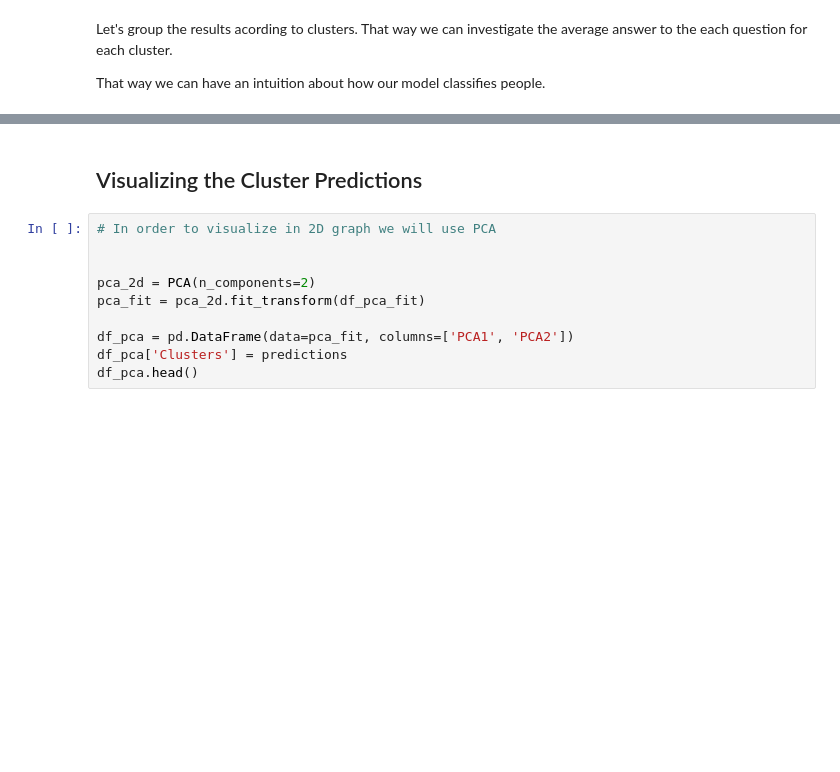
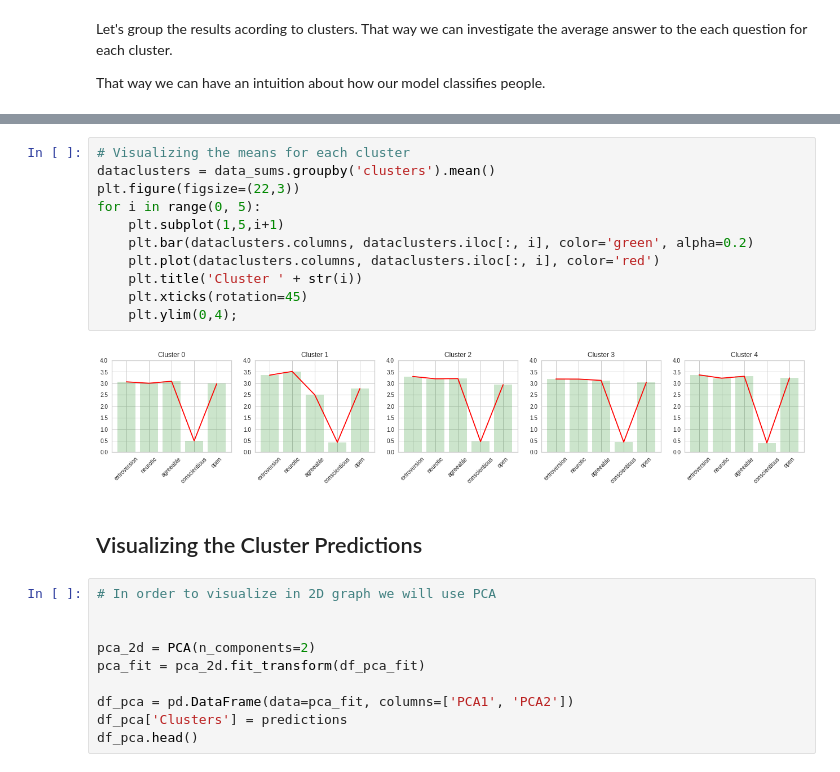
Before and after one commit to atharva-diwan/ME781_course_project_grp31, a Jupyter notebook: roommate_matchmaking.ipynb, the cells around one changed output, grey strips where cells are left out. Cells and saved outputs as stored; diff of their text form; blank space fills up the shorter version.

```diff
--- a/roommate_matchmaking.ipynb
+++ b/roommate_matchmaking.ipynb
@@ -381,3 +404,16 @@ df_pca_fit.groupby('Clusters').mean()
+# %%
+# Visualizing the means for each cluster
+dataclusters = data_sums.groupby('clusters').mean()
+plt.figure(figsize=(22,3))
+for i in range(0, 5):
+    plt.subplot(1,5,i+1)
+    plt.bar(dataclusters.columns, dataclusters.iloc[:, i], color='green', alpha=0.2)
+    plt.plot(dataclusters.columns, dataclusters.iloc[:, i], color='red')
+    plt.title('Cluster ' + str(i))
+    plt.xticks(rotation=45)
+    plt.ylim(0,4);
+# %% [output]
+[figure, added]
 # %% [markdown]
 ## Visualizing the Cluster Predictions
 # %%
```
Also changed, not shown: parts of 20 cells of this notebook.
